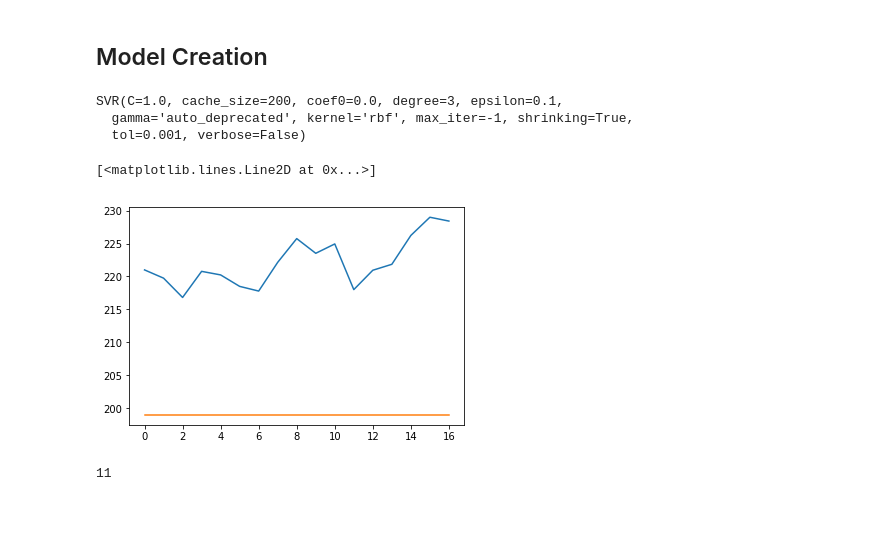
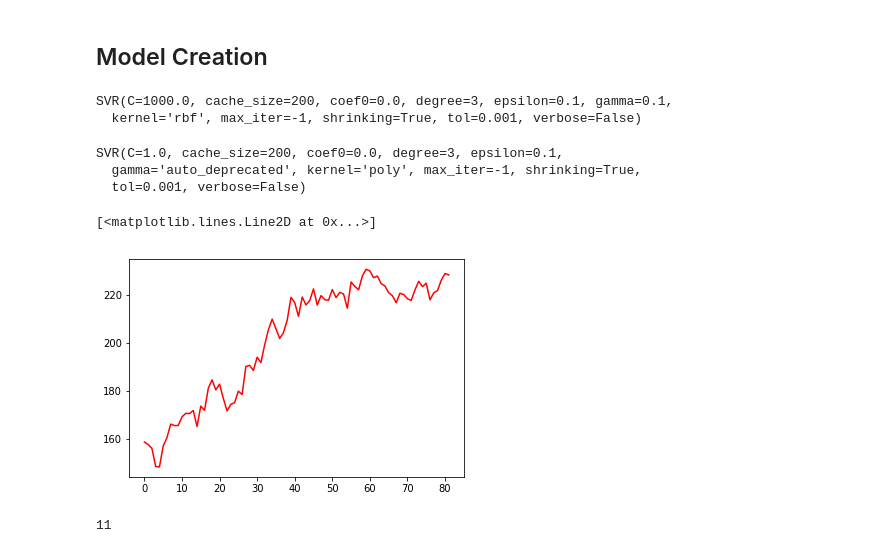
Before and after one commit to shreyashrawat/Parallel_Stocks, a Jupyter notebook: Try.ipynb, the cells around one changed output. Saved outputs shown, nothing was run; the diff lists cells and outputs as text; code cells hidden in the pictures; blank space fills up the shorter version.

```diff
--- a/Try.ipynb
+++ b/Try.ipynb
@@ -111,17 +133,24 @@ svr = SVR(kernel = 'rbf')
 # %%
-svr.fit(x_train, y_train)
+svr.fit(X, y)
 # %% [output]
-SVR(C=1.0, cache_size=200, coef0=0.0, degree=3, epsilon=0.1,
-  gamma='auto_deprecated', kernel='rbf', max_iter=-1, shrinking=True,
-  tol=0.001, verbose=False)
+SVR(C=1000.0, cache_size=200, coef0=0.0, degree=3, epsilon=0.1, gamma=0.1,
+  kernel='rbf', max_iter=-1, shrinking=True, tol=0.001, verbose=False)
+# %%
+svr_poly.fit(X,y)
+# %% [output]
+SVR(C=1.0, cache_size=200, coef0=0.0, degree=3, epsilon=0.1,
+  gamma='auto_deprecated', kernel='poly', max_iter=-1, shrinking=True,
+  tol=0.001, verbose=False)
 # %%
-predictions = svr.predict(x_test)
+predictions = svr.predict(X)
+# %%
+poly_pred = svr_poly.predict(X)
 # %%
-plt.plot(y_test)
-plt.plot(predictions)
+plt.plot(predictions, c = 'red')
+plt.plot(poly_pred)
 # %% [output]
 [<matplotlib.lines.Line2D at 0x...>]
-[figure, old version]
+[figure, new version]
 # %%
 fig = plt.figure(figsize = (15,8))
 ax = fig.add_subplot(1, 1, 1)
```
Also changed, not shown: parts of 22 cells of this notebook.
